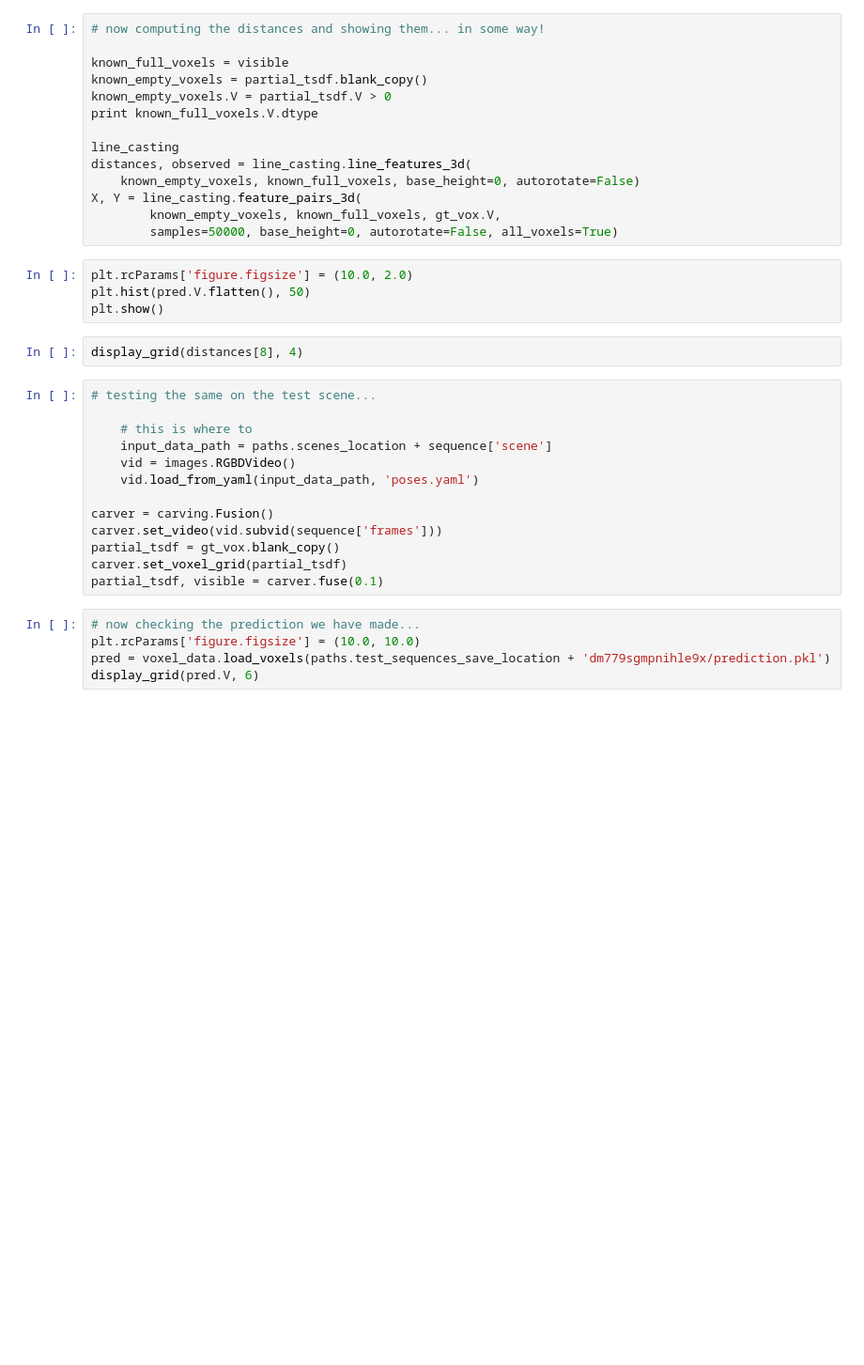
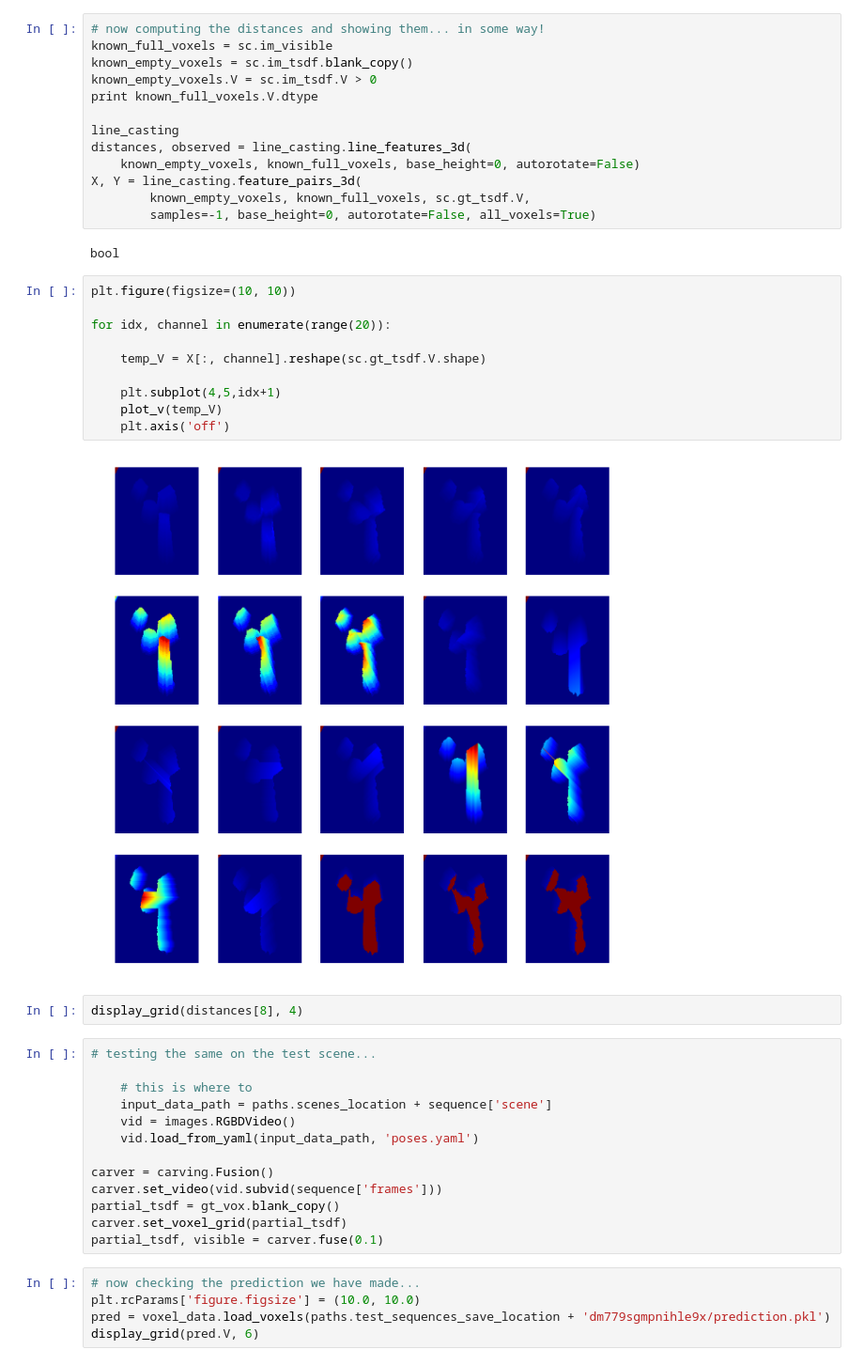
Before and after one commit to hero9968/voxlets, a Jupyter notebook: src/implicit/ipynb/feature_debug.ipynb, the cells around one changed output. Shown at 94% size. Saved outputs shown, nothing was run; the diff lists cells and outputs as text; blank space fills up the shorter version.

```diff
--- a/src/implicit/ipynb/feature_debug.ipynb
+++ b/src/implicit/ipynb/feature_debug.ipynb
@@ -63,21 +53,30 @@ display_grid(visible.V, 6)
 # %%
 # now computing the distances and showing them... in some way!
-
-known_full_voxels = visible
-known_empty_voxels = partial_tsdf.blank_copy()
-known_empty_voxels.V = partial_tsdf.V > 0
+known_full_voxels = sc.im_visible
+known_empty_voxels = sc.im_tsdf.blank_copy()
+known_empty_voxels.V = sc.im_tsdf.V > 0
 print known_full_voxels.V.dtype
 
 line_casting
 distances, observed = line_casting.line_features_3d(
     known_empty_voxels, known_full_voxels, base_height=0, autorotate=False)
 X, Y = line_casting.feature_pairs_3d(
-        known_empty_voxels, known_full_voxels, gt_vox.V,
-        samples=50000, base_height=0, autorotate=False, all_voxels=True)
+        known_empty_voxels, known_full_voxels, sc.gt_tsdf.V,
+        samples=-1, base_height=0, autorotate=False, all_voxels=True)
+# %% [output]
+bool
-# %%
-plt.rcParams['figure.figsize'] = (10.0, 2.0)
-plt.hist(pred.V.flatten(), 50)
-plt.show()
+# %%
+plt.figure(figsize=(10, 10))
+
+for idx, channel in enumerate(range(20)):
+
+    temp_V = X[:, channel].reshape(sc.gt_tsdf.V.shape)
+
+    plt.subplot(4,5,idx+1)
+    plot_v(temp_V)
+    plt.axis('off')
+# %% [output]
+[figure, added]
 # %%
 display_grid(distances[8], 4)
 # %%
```
Also changed, not shown: parts of 5 cells of this notebook, 7 other files.
